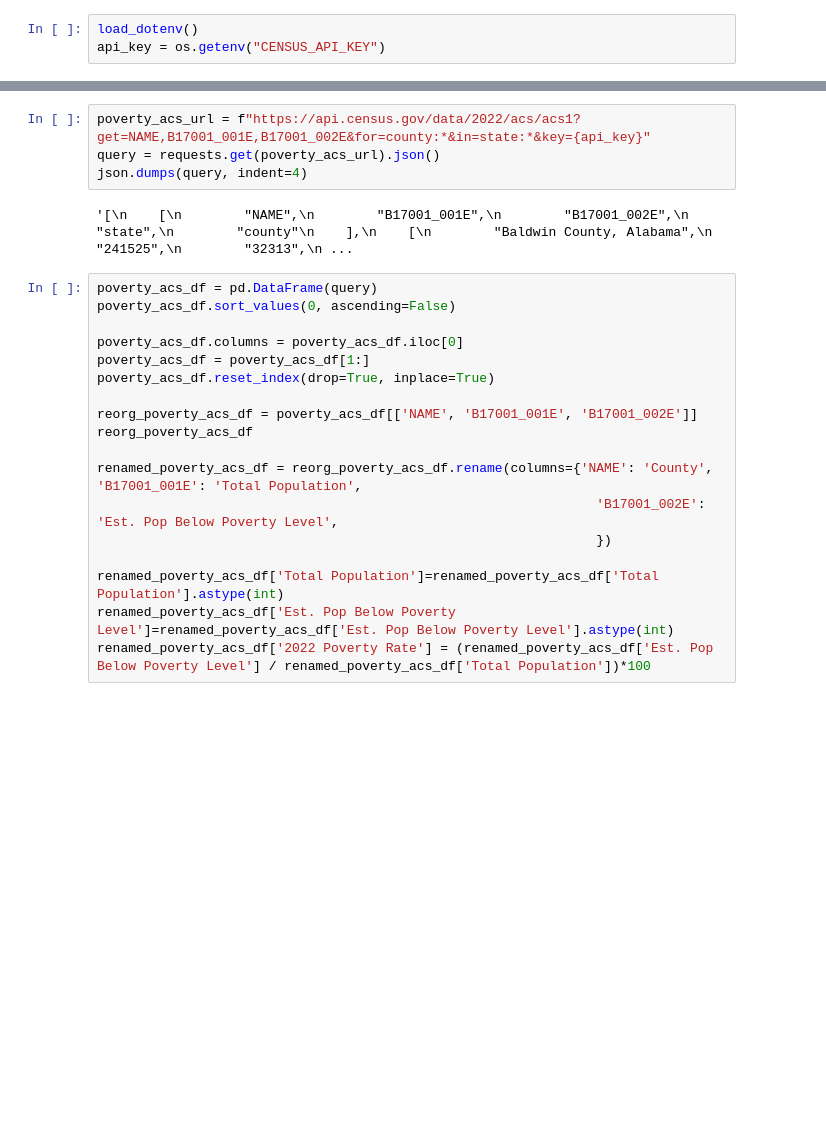
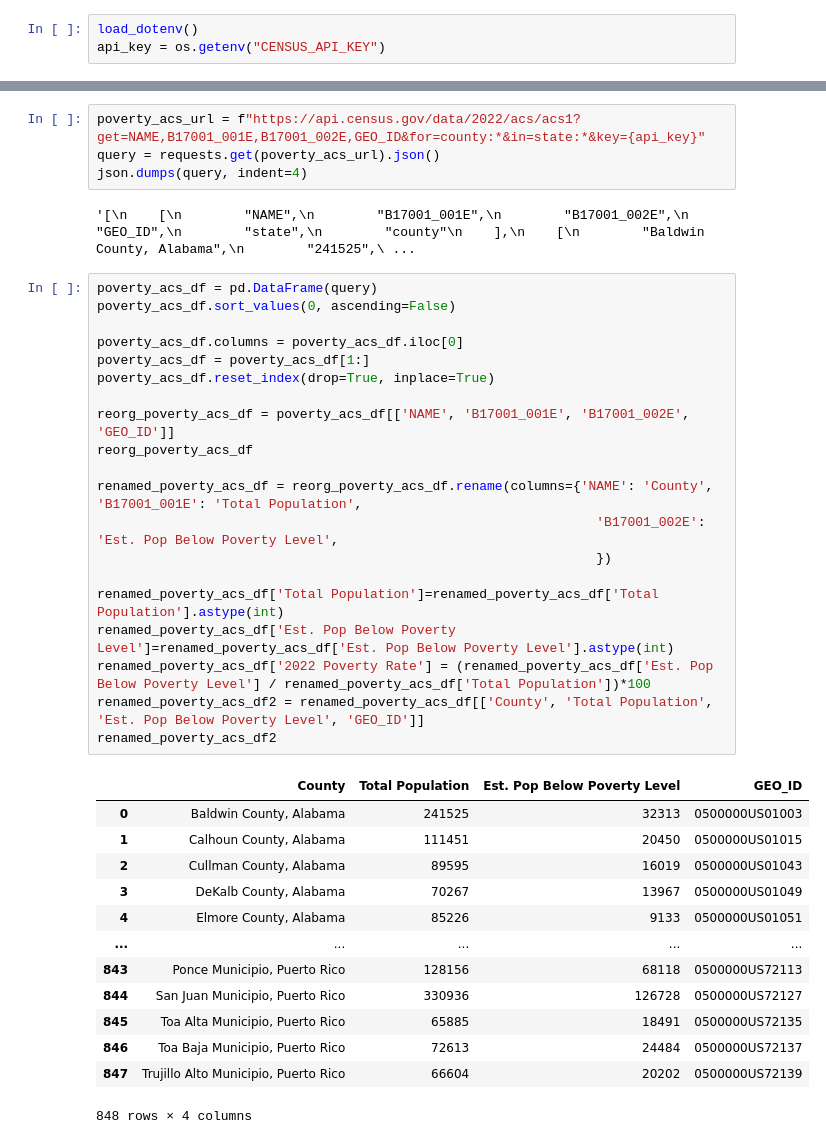
Before and after one commit to dfquinn23/Project_1, a Jupyter notebook: Census/7-17-24 Work/2022_Povery Rate_County_US_Area.ipynb, the cells around one changed output, grey strips where cells are left out. Cells and saved outputs as stored; diff of their text form; blank space fills up the shorter version.

```diff
--- a/Census/7-17-24 Work/2022_Povery Rate_County_US_Area.ipynb
+++ b/Census/7-17-24 Work/2022_Povery Rate_County_US_Area.ipynb
@@ -37,27 +58,43 @@ national_poverty2022_df["2022 Poverty Rate"] = (national_poverty2022_df["Est. Po
 # %%
-poverty_acs_url = f"https://api.census.gov/data/2022/acs/acs1?get=NAME,B17001_001E,B17001_002E&for=county:*&in=state:*&key={api_key}"
+poverty_acs_url = f"https://api.census.gov/data/2022/acs/acs1?get=NAME,B17001_001E,B17001_002E,GEO_ID&for=county:*&in=state:*&key={api_key}"
 query = requests.get(poverty_acs_url).json()
 json.dumps(query, indent=4)
 # %% [output]
-'[\n    [\n        "NAME",\n        "B17001_001E",\n        "B17001_002E",\n        "state",\n        "county"\n    ],\n    [\n        "Baldwin County, Alabama",\n        "241525",\n        "32313",\n ...
+'[\n    [\n        "NAME",\n        "B17001_001E",\n        "B17001_002E",\n        "GEO_ID",\n        "state",\n        "county"\n    ],\n    [\n        "Baldwin County, Alabama",\n        "241525",\ ...
 # %%
 poverty_acs_df = pd.DataFrame(query)
 poverty_acs_df.sort_values(0, ascending=False)
 
 poverty_acs_df.columns = poverty_acs_df.iloc[0]
 poverty_acs_df = poverty_acs_df[1:]
 poverty_acs_df.reset_index(drop=True, inplace=True)
 
-reorg_poverty_acs_df = poverty_acs_df[['NAME', 'B17001_001E', 'B17001_002E']]
+reorg_poverty_acs_df = poverty_acs_df[['NAME', 'B17001_001E', 'B17001_002E', 'GEO_ID']]
 reorg_poverty_acs_df
 
 renamed_poverty_acs_df = reorg_poverty_acs_df.rename(columns={'NAME': 'County', 'B17001_001E': 'Total Population',
                                                                 'B17001_002E': 'Est. Pop Below Poverty Level',
                                                                 })
 
 renamed_poverty_acs_df['Total Population']=renamed_poverty_acs_df['Total Population'].astype(int)
 renamed_poverty_acs_df['Est. Pop Below Poverty Level']=renamed_poverty_acs_df['Est. Pop Below Poverty Level'].astype(int)
 renamed_poverty_acs_df['2022 Poverty Rate'] = (renamed_poverty_acs_df['Est. Pop Below Poverty Level'] / renamed_poverty_acs_df['Total Population'])*100
+renamed_poverty_acs_df2 = renamed_poverty_acs_df[['County', 'Total Population', 'Est. Pop Below Poverty Level', 'GEO_ID']]
+renamed_poverty_acs_df2
+# %% [output]
+|  | County | Total Population | Est. Pop Below Poverty Level | GEO_ID |
+| 0 | Baldwin County, Alabama | 241525 | 32313 | 0500000US01003 |
+| 1 | Calhoun County, Alabama | 111451 | 20450 | 0500000US01015 |
+| 2 | Cullman County, Alabama | 89595 | 16019 | 0500000US01043 |
+| 3 | DeKalb County, Alabama | 70267 | 13967 | 0500000US01049 |
+| 4 | Elmore County, Alabama | 85226 | 9133 | 0500000US01051 |
+| ... | ... | ... | ... | ... |
+| 843 | Ponce Municipio, Puerto Rico | 128156 | 68118 | 0500000US72113 |
+| 844 | San Juan Municipio, Puerto Rico | 330936 | 126728 | 0500000US72127 |
+| 845 | Toa Alta Municipio, Puerto Rico | 65885 | 18491 | 0500000US72135 |
+| 846 | Toa Baja Municipio, Puerto Rico | 72613 | 24484 | 0500000US72137 |
+| 847 | Trujillo Alto Municipio, Puerto Rico | 66604 | 20202 | 0500000US72139 |
+848 rows × 4 columns
 # %%
 #Merged National & County DFs:
 
```
Also changed, not shown: parts of 4 cells of this notebook, 6 other files.
